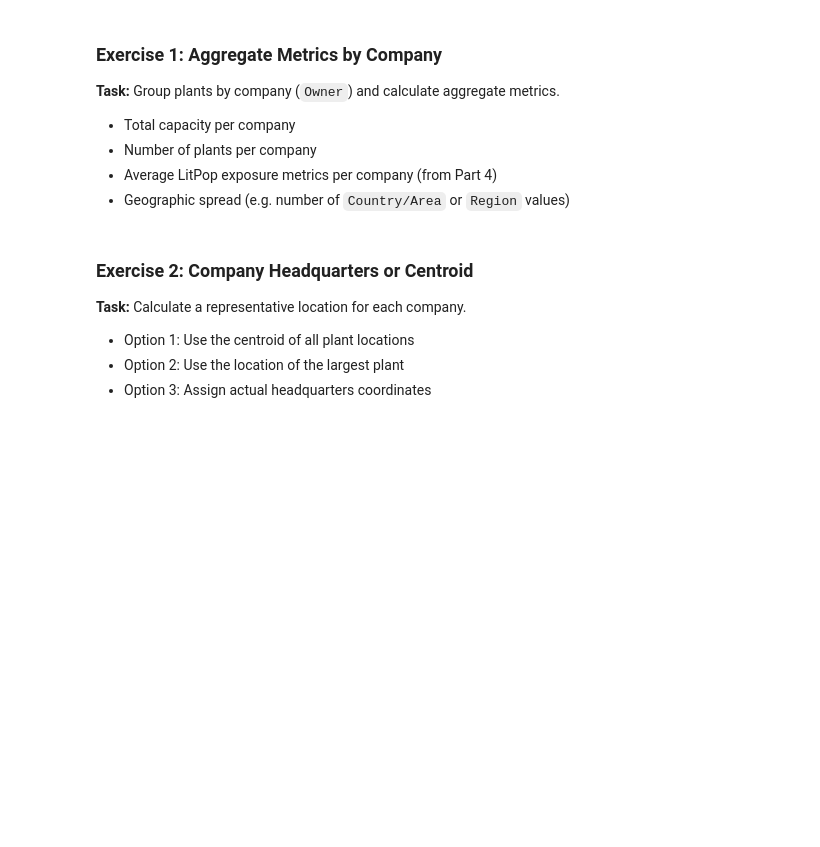
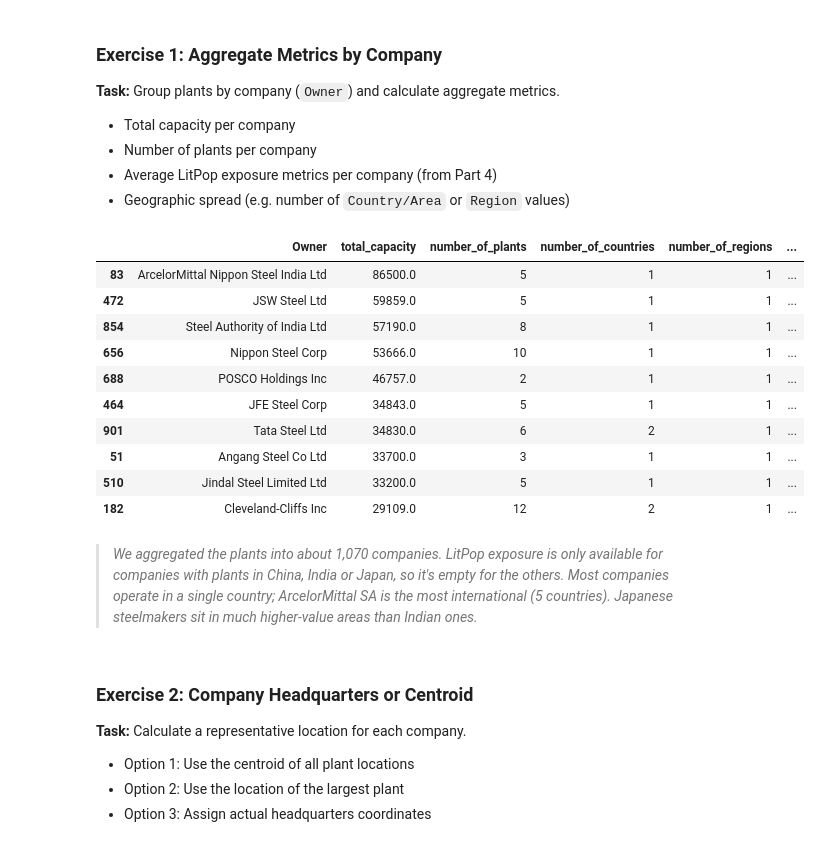
Before and after one commit to AlixBauret28/aidams-lab1-Bauret-Metz-Normand-DeSaintAignan, a Jupyter notebook: aidams_lab1_Bauret_Metz_Normand.ipynb, the cells around one changed output. Saved outputs shown, nothing was run; the diff lists cells and outputs as text; code cells hidden in the pictures; blank space fills up the shorter version.

```diff
--- a/aidams_lab1_Bauret_Metz_Normand.ipynb
+++ b/aidams_lab1_Bauret_Metz_Normand.ipynb
@@ -111,0 +77,7 @@ display(df3.head())
+# %%
+df = pd.read_excel("Plant-level_data_Global_Iron_and_Steel_Tracker_June_2026_V1.xlsx", sheet_name="Plant data")
+caps = pd.read_excel("Plant-level_data_Global_Iron_and_Steel_Tracker_June_2026_V1.xlsx", sheet_name="Plant capacities and status")
+
+print(df.columns)
+display(df.head())
+display(caps.head())
@@ -213,0 +584,19 @@ Briefly note what each column represents and the spatial resolution of the sampl
+# %%
+# Load LitPop sample (exposure / population–asset data)
+
+DATA_DIR = "."  # adjust to wherever the .hdf5 files live
+COUNTRY_FILES = {
+    "China": f"{DATA_DIR}/LitPop_pc_300_arcsec_CHN_v1.hdf5",
+    "India": f"{DATA_DIR}/LitPop_pc_300_arcsec_IND_v1.hdf5",
+    "Japan": f"{DATA_DIR}/LitPop_pc_300_arcsec_JPN_v1.hdf5",
+}
+
+# LitPop files are CLIMADA Exposures objects saved as pandas HDF5 (pytables),
+# stored under the key "exposures". Requires: pip install tables shapely
+litpop_frames = []
+for country, path in COUNTRY_FILES.items():
+    lp = pd.read_hdf(path, key="exposures")
+    lp["country"] = country
+    litpop_frames.append(lp)
+
+litpop = pd.concat(litpop_frames, ignore_index=True)
@@ -251,3 +793,36 @@ Aggregate data at the company level to analyze corporate footprints — includin
+# %%
+# Group by company and aggregate
+
+# Capacity, number of plants, geographic spread (all plants)
+company_agg = df.groupby("Owner").agg(
+    total_capacity=(CAP, "sum"),
+    number_of_plants=("GEM plant ID", "count"),
+    number_of_countries=("Country/area", "nunique"),
+    number_of_regions=("Region", "nunique"),
+).reset_index()
+
+# Average LitPop exposure (only plants matched in Part 4: China, India, Japan)
+company_exposure = (plants_with_exposure.groupby("Owner")["litpop_value_usd"]
+                    .mean().reset_index(name="avg_litpop_value_usd"))
+
+company_agg = company_agg.merge(company_exposure, on="Owner", how="left")
+company_agg = company_agg.sort_values("total_capacity", ascending=False)
+
+display(company_agg.head(10))
+# %% [output]
+|  | Owner | total_capacity | number_of_plants | number_of_countries | number_of_regions | ... |
+| 83 | ArcelorMittal Nippon Steel India Ltd | 86500.0 | 5 | 1 | 1 | ... |
+| 472 | JSW Steel Ltd | 59859.0 | 5 | 1 | 1 | ... |
+| 854 | Steel Authority of India Ltd | 57190.0 | 8 | 1 | 1 | ... |
+| 656 | Nippon Steel Corp | 53666.0 | 10 | 1 | 1 | ... |
+| 688 | POSCO Holdings Inc | 46757.0 | 2 | 1 | 1 | ... |
+| 464 | JFE Steel Corp | 34843.0 | 5 | 1 | 1 | ... |
+| 901 | Tata Steel Ltd | 34830.0 | 6 | 2 | 1 | ... |
+| 51 | Angang Steel Co Ltd | 33700.0 | 3 | 1 | 1 | ... |
+| 510 | Jindal Steel Limited Ltd | 33200.0 | 5 | 1 | 1 | ... |
+| 182 | Cleveland-Cliffs Inc | 29109.0 | 12 | 2 | 1 | ... |
+# %% [markdown]
+> *We aggregated the plants into about 1,070 companies. LitPop exposure is only available for companies with plants in China, India or Japan, so it's empty for the others. Most companies operate in a single country; ArcelorMittal SA is the most international (5 countries). Japanese steelmakers sit in much higher-value areas than Indian ones.*
 # %% [markdown]
 ### Exercise 2: Company Headquarters or Centroid
 **Task:** Calculate a representative location for each company.
```
Also changed, not shown: parts of 52 cells of this notebook.
